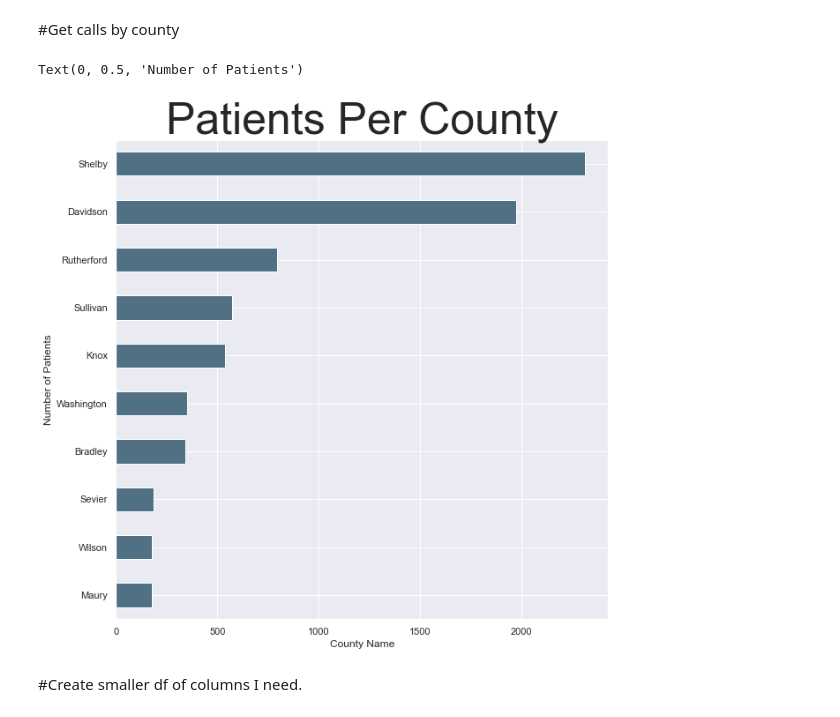
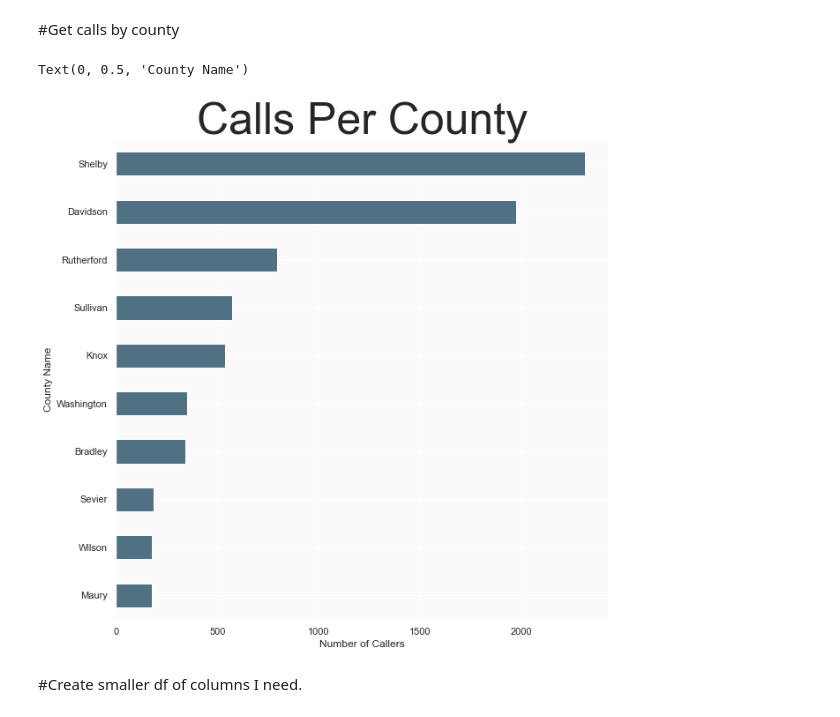
Before and after one commit to Rhunsilval/smile_on_python, a Jupyter notebook: notebook/smile_2.ipynb, the cells around one changed output. Cells and saved outputs as stored; diff of their text form; code cells hidden in the pictures.

```diff
--- a/notebook/smile_2.ipynb
+++ b/notebook/smile_2.ipynb
@@ -78,13 +78,15 @@ smile.shape
 # %% [markdown]
 #Get calls by county
 # %%
+ax = plt.axes()
+ax.set_facecolor("#FBF9F9")
 smile.CountyName.value_counts().nlargest(10).sort_values().plot.barh( figsize = (10, 10), color = '#507184ff')
-plt.title('Patients Per County', fontsize =50)
-plt.xlabel('County Name')
-plt.ylabel('Number of Patients')
+plt.title('Calls Per County', fontsize =50)
+plt.xlabel('Number of Callers')
+plt.ylabel('County Name')
 # %% [output]
-Text(0, 0.5, 'Number of Patients')
+Text(0, 0.5, 'County Name')
-[figure, old version]
+[figure, new version]
 # %% [markdown]
 #Create smaller df of columns I need.
 # %%
```
Also changed, not shown: parts of 5 cells of this notebook, 4 other files.
